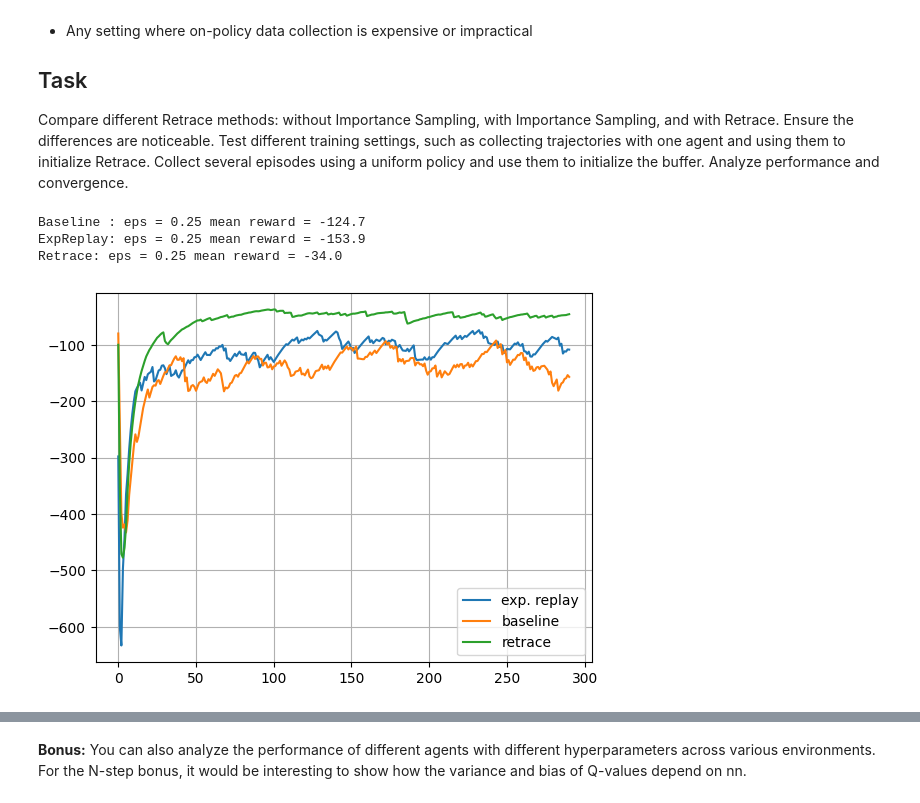
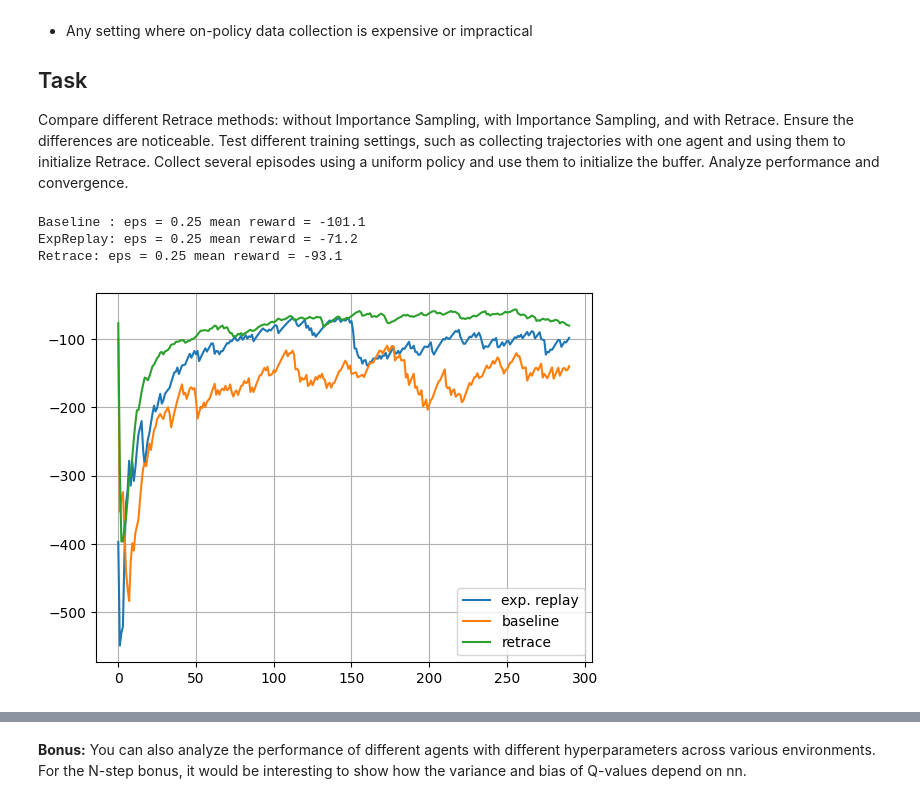
Before and after one commit to PsAndr/Practical_RL, a Jupyter notebook: week03_model_free/homework.ipynb, the cells around one changed output, grey strips where cells are left out. Saved outputs shown, nothing was run; the diff lists cells and outputs as text; code cells hidden in the pictures.

```diff
--- a/week03_model_free/homework.ipynb
+++ b/week03_model_free/homework.ipynb
@@ -994,7 +996,10 @@ def play_and_train_with_replay(env, agent, replay=None, t_max=10**4, replay_batc
             s_, a_, r_, next_s_, done_ = replay.sample(replay_batch_size)
             for i in range(replay_batch_size):
                 # <YOUR CODE HERE>
-                agent.update(s_[i], a_[i], r_[i], next_s_[i])
+                if isinstance(s_[i], np.ndarray):
+                    agent.update(tuple(s_[i]), a_[i], r_[i], tuple(next_s_[i]))
+                else:
+                    agent.update(s_[i], a_[i], r_[i], next_s_[i])
                 # </END OF YOUR CODE>
 
         s = next_s
@@ -1501,20 +1506,32 @@ class RetraceAgent(QLearningAgent):
 
     def get_action_probability(self, state, action):
         # <YOUR CODE HERE>
-
+        best_action = self.get_best_action(state)
+        num_actions = len(self.get_legal_actions(state))
+        if action == best_action:
+            prob = 1 - self.epsilon + self.epsilon / num_actions
+        else:
+            prob = self.epsilon / num_actions
+        return prob
         # </END OF YOUR CODE>
 
     def retrace_update(self, trajectory):
         last_state, last_action, last_reward, last_next_state, last_done, last_behavior_prob = trajectory[-1]
 
         # <YOUR CODE HERE>
-        G =
-
+        if last_done:
+            G = last_reward
+        else:
+            G = last_reward + self.discount * self.get_value(last_next_state)
+        next_action = last_action
+        next_behavior_prob = last_behavior_prob
         # </END OF YOUR CODE>
 
         for state, action, reward, next_state, done, behavior_prob in reversed(trajectory[:-1]):
             # <YOUR CODE HERE>
-            c =
+            pi_next = self.get_action_probability(next_state, next_action)
+            mu_next = next_behavior_prob
+            c = min(1.0, pi_next / mu_next) if mu_next > 0 else 0
 
             # </END OF YOUR CODE>
             if done:
@@ -1522,54 +1539,57 @@ class RetraceAgent(QLearningAgent):
             else:
                 probs = [self.get_action_probability(state, action) for action in self.get_legal_actions(state)]
                 # <YOUR CODE HERE>
-                expected_Q =
+                expected_Q = sum(probs[a] * self.get_qvalue(next_state, a) for a in range(len(probs)))
 
                 # </END OF YOUR CODE>
 
             # <YOUR CODE HERE>
-            G =
+            new_G = reward + self.discount * (expected_Q + c * self.lambda_factor * (G - self.get_qvalue(next_state, next_action)))
+            G = new_G
 
             # </END OF YOUR CODE>
 
             # <YOUR CODE HERE>
-            new_q_value =
+            new_q_value = (1 - self.alpha) * self.get_qvalue(state, action) + self.alpha * G
 
+            next_action = action
+            next_behavior_prob = behavior_prob
             # </END OF YOUR CODE>
             self.set_qvalue(state, action, new_q_value)
 # %%
-env = gym.make("CliffWalking-v0")
+env = gym.make("CliffWalking-v1")
 
 agent_baseline = QLearningAgent(alpha=0.5, epsilon=0.25, discount=0.99, env=env)
 
 agent_replay = QLearningAgent(alpha=0.5, epsilon=0.25, discount=0.99, env=env)
 replay = ReplayBuffer(1000)
 
 sequence_buffer = SequenceBuffer(1000)
 retrace_agent = RetraceAgent(alpha=0.25, epsilon=0.25, discount=0.99, env=env, lambda_factor=0.9)
 
 rewards_replay, rewards_baseline, rewards_retrace = [], [], []
 
 t_max = 100
 for i in trange(300):
     rewards_replay.append(play_and_train_with_replay(env, agent_replay, replay, t_max=t_max))
     rewards_baseline.append(play_and_train_with_replay(env, agent_baseline, replay=None, t_max=t_max))
     rewards_retrace.append(
         play_and_train_retrace(env, retrace_agent, sequence_buffer, t_max=t_max, trajectory_len=8, n_train_steps=32)
     )
 
     if i % 10 == 0:
         clear_output(True)
-        print("Baseline : eps =", agent_replay.epsilon, "mean reward =", np.mean(rewards_baseline[-10:]))
-        print("ExpReplay: eps =", agent_baseline.epsilon, "mean reward =", np.mean(rewards_replay[-10:]))
+        print("Baseline : eps =", agent_baseline.epsilon, "mean reward =", np.mean(rewards_baseline[-10:]))
+        print("ExpReplay: eps =", agent_replay.epsilon, "mean reward =", np.mean(rewards_replay[-10:]))
         print("Retrace: eps =", retrace_agent.epsilon, "mean reward =", np.mean(rewards_retrace[-10:]))
         plt.plot(moving_average(rewards_replay, span=50), label="exp. replay")
         plt.plot(moving_average(rewards_baseline, span=50), label="baseline")
         plt.plot(moving_average(rewards_retrace, span=50), label="retrace")
         plt.grid()
         plt.legend()
         plt.show()
 # %% [output]
-Baseline : eps = 0.25 mean reward = -124.7
-ExpReplay: eps = 0.25 mean reward = -153.9
-Retrace: eps = 0.25 mean reward = -34.0
+Baseline : eps = 0.25 mean reward = -101.1
+ExpReplay: eps = 0.25 mean reward = -71.2
+Retrace: eps = 0.25 mean reward = -93.1
-[figure, old version]
+[figure, new version]
```
Also changed, not shown: parts of 7 cells of this notebook.
